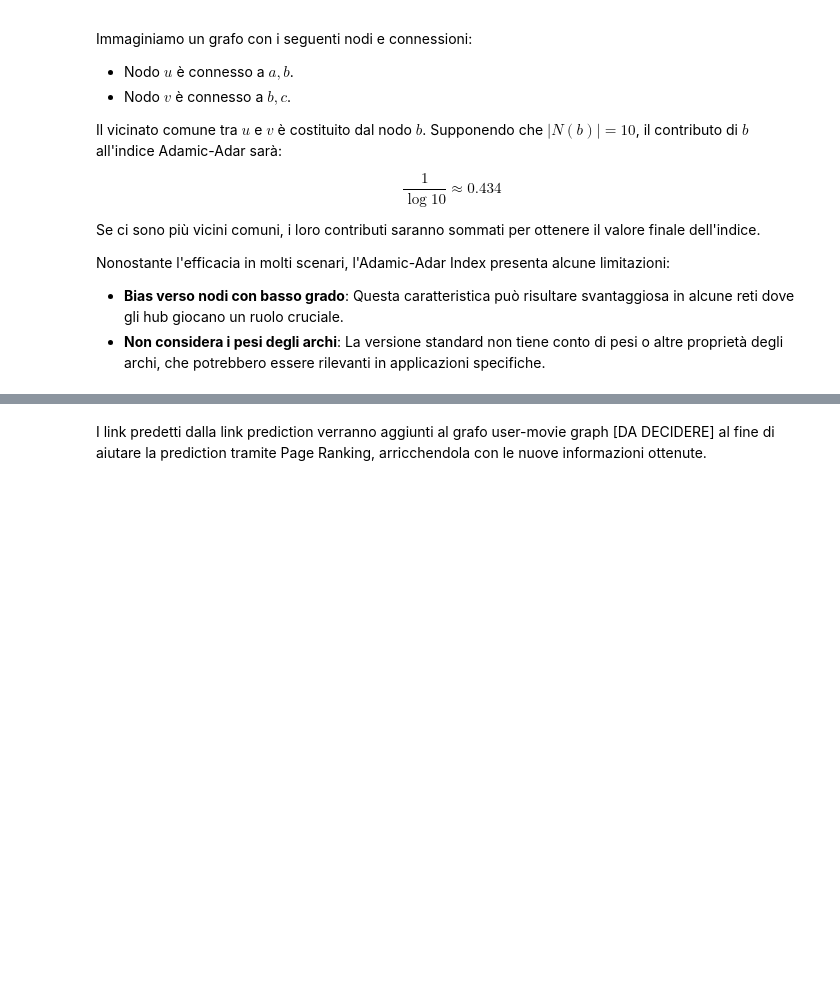
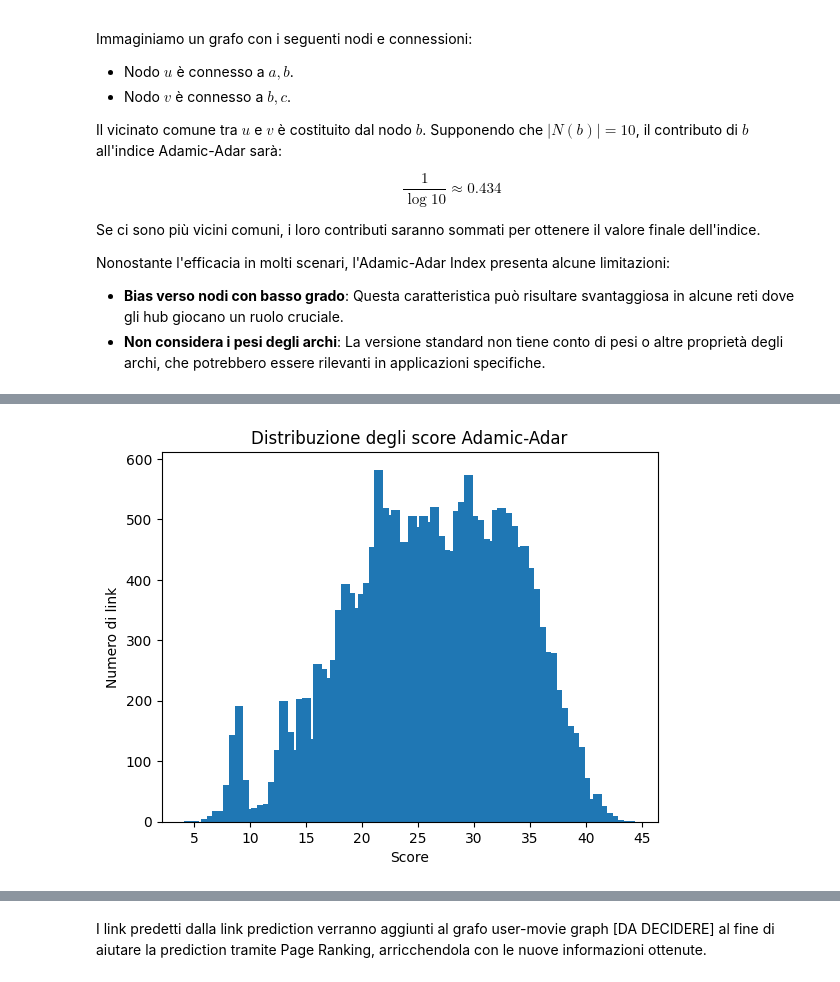
Before and after one commit to nicolacucina/DIABD, a Jupyter notebook: link-Prediction/test_with_linkpred_noSparkV2.ipynb, the cells around one changed output, grey strips where cells are left out. Drawn from its saved outputs; the diff is of its cells as text; code cells hidden in the pictures; blank space fills up the shorter version.

```diff
--- a/link-Prediction/test_with_linkpred_noSparkV2.ipynb
+++ b/link-Prediction/test_with_linkpred_noSparkV2.ipynb
@@ -282,0 +460,12 @@ The link predicted are #  13318643
+# %%
+#dividi per due tutti gli score ottenuti da adamic adar per spostare la distribuzione a sinistra
+
+#bar plot dei valori della score_distribution (interi)
+import matplotlib.pyplot as plt
+plt.bar(score_distribution.index/2, score_distribution.values)
+plt.xlabel('Score')
+plt.ylabel('Numero di link')
+plt.title('Distribuzione degli score Adamic-Adar')
+plt.show()
+# %% [output]
+[figure, added]
```
Also changed, not shown: parts of 50 cells of this notebook.
